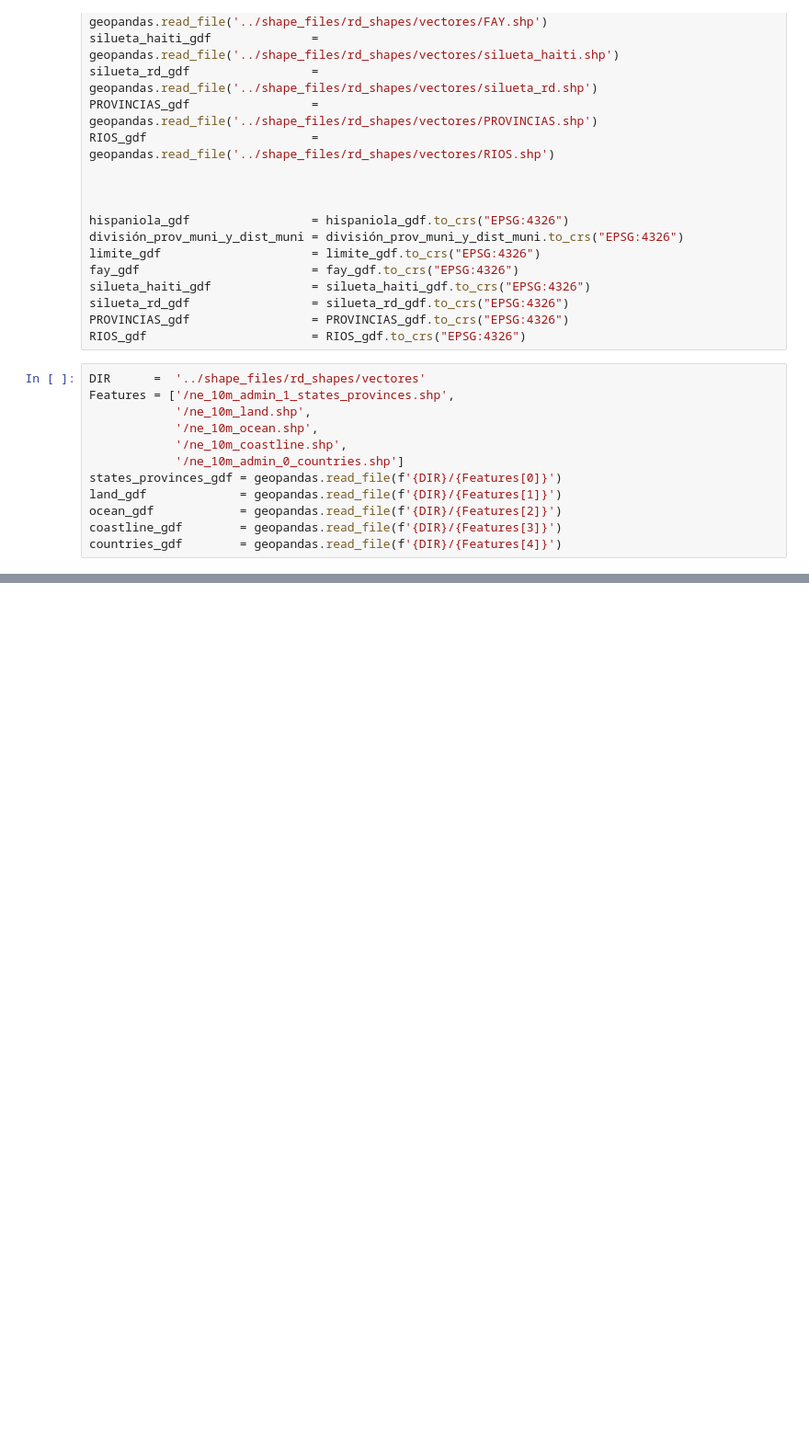
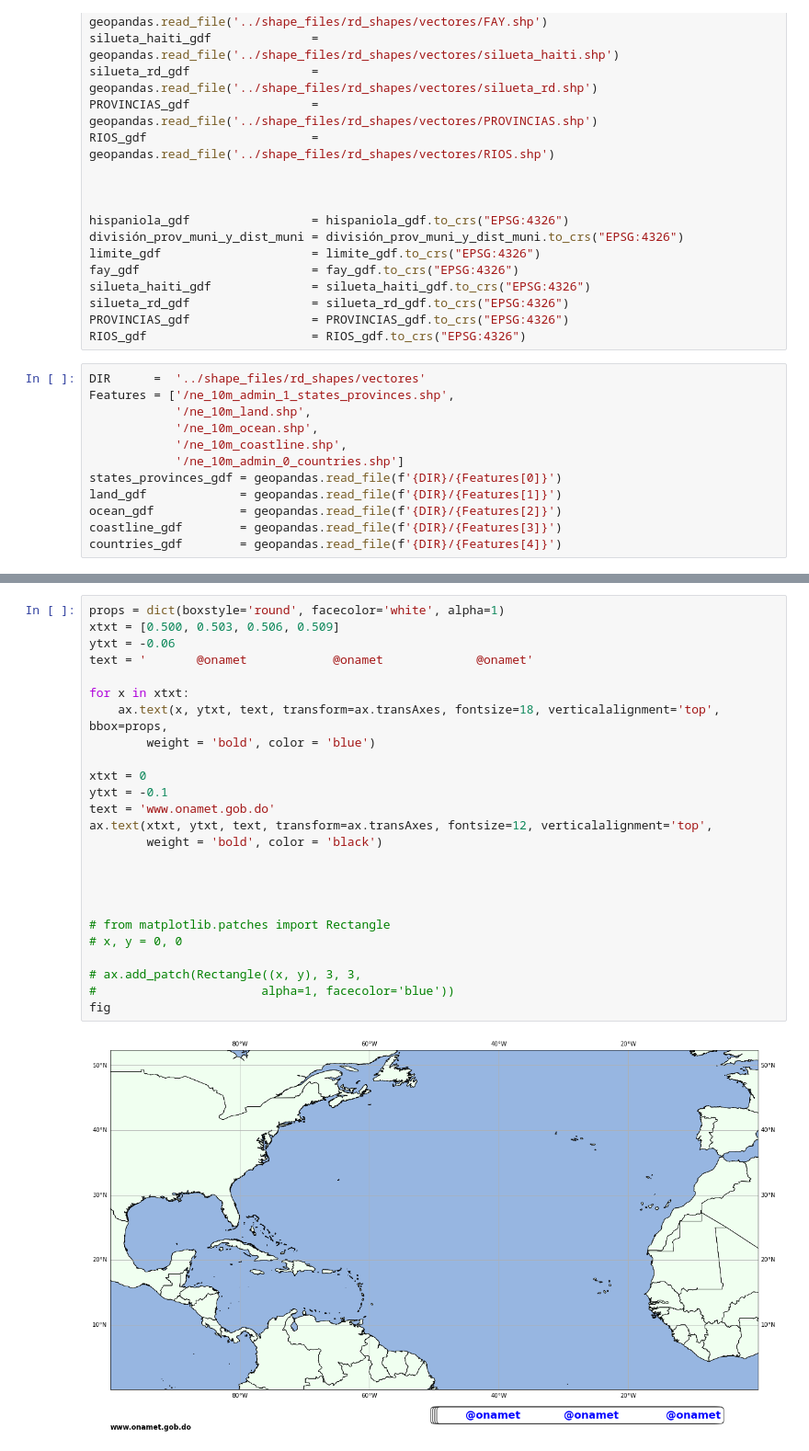
Before and after one commit to jmedinah09/UnidataProjects, a Jupyter notebook: tropical_cyclone_plot_project/downloader_bot_backup.ipynb, the cells around one changed output, grey strips where cells are left out. Shown at 92% size. Drawn from its saved outputs; the diff is of its cells as text; blank space fills up the shorter version.

```diff
--- a/tropical_cyclone_plot_project/downloader_bot_backup.ipynb
+++ b/tropical_cyclone_plot_project/downloader_bot_backup.ipynb
@@ -364,3 +439,30 @@ NameError: name 'scale_bar' is not defined
+# %%
+props = dict(boxstyle='round', facecolor='white', alpha=1)
+xtxt = [0.500, 0.503, 0.506, 0.509]
+ytxt = -0.06
+text = '       @onamet            @onamet             @onamet'
+
+for x in xtxt:
+    ax.text(x, ytxt, text, transform=ax.transAxes, fontsize=18, verticalalignment='top', bbox=props,
+        weight = 'bold', color = 'blue')
+
+xtxt = 0
+ytxt = -0.1
+text = 'www.onamet.gob.do'
+ax.text(xtxt, ytxt, text, transform=ax.transAxes, fontsize=12, verticalalignment='top',
+        weight = 'bold', color = 'black')
+
+
+
+
+# from matplotlib.patches import Rectangle
+# x, y = 0, 0
+
+# ax.add_patch(Rectangle((x, y), 3, 3,
+#                       alpha=1, facecolor='blue'))
+fig
+# %% [output]
+[figure, added]
 # %%
 class DRMapTemplate:
     def __init__(self, extent     = [-72, -68, 17.5, 20]):
```
Also changed, not shown: parts of 8 cells of this notebook, 10 other files.
